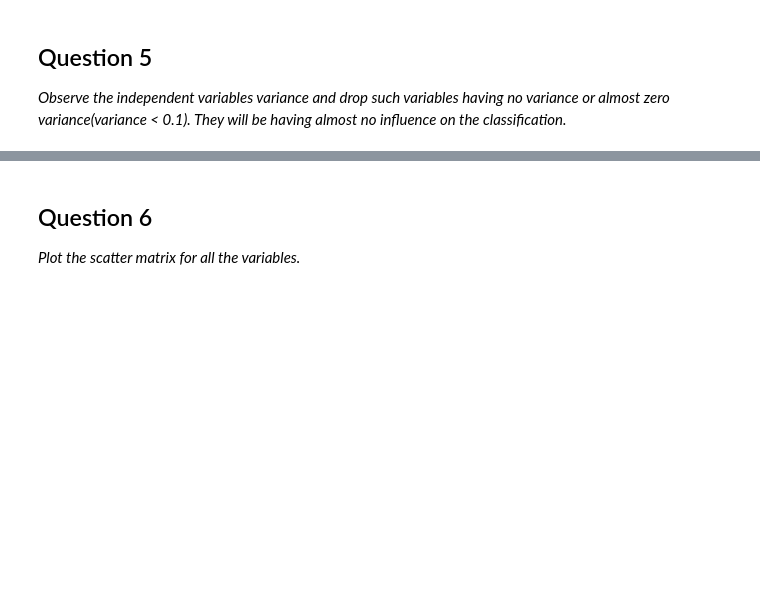
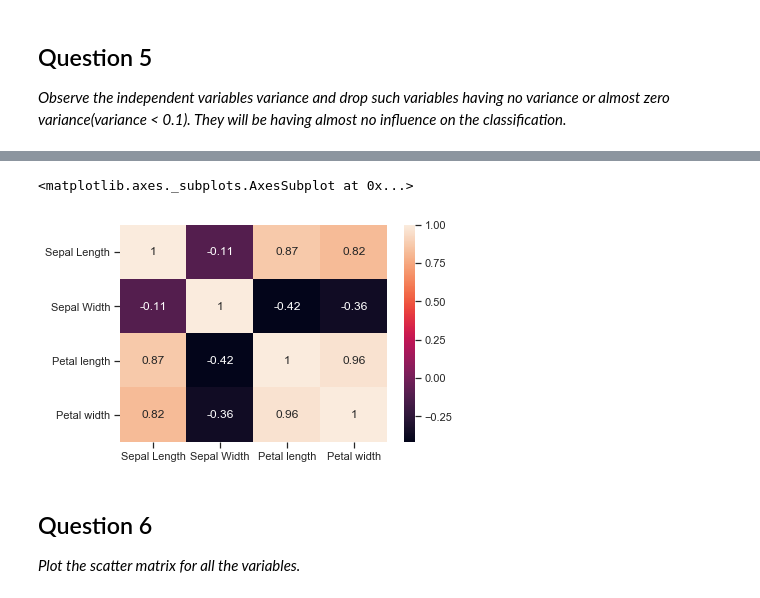
Before and after one commit to GreatLearningAIML1/bangalore-feb-batch-Roshtom7, a Jupyter notebook: R3_External_Lab_kNN_Naive_Bayes.ipynb, the cells around one changed output, grey strips where cells are left out. Saved outputs shown, nothing was run; the diff lists cells and outputs as text; code cells hidden in the pictures; blank space fills up the shorter version.

```diff
--- a/R3_External_Lab_kNN_Naive_Bayes.ipynb
+++ b/R3_External_Lab_kNN_Naive_Bayes.ipynb
@@ -49,0 +61,5 @@ Import the data set and print 10 random rows from the data set
+# %%
+header=["Sepal Length","Sepal Width", "Petal length" , "Petal width" ,"Class"]
+Iris_df = pd.read_csv("iris (1).data",names=header)
+
+print (Iris_df)
@@ -68,3 +185,8 @@ Change all the classes to numericals (0to2).
+# %%
+sns.heatmap( Iris_df.corr(), annot=True)
+# %% [output]
+<matplotlib.axes._subplots.AxesSubplot at 0x...>
+[figure, added]
 # %% [markdown]
 ## Question 6
 
```
Also changed, not shown: parts of 18 cells of this notebook.
